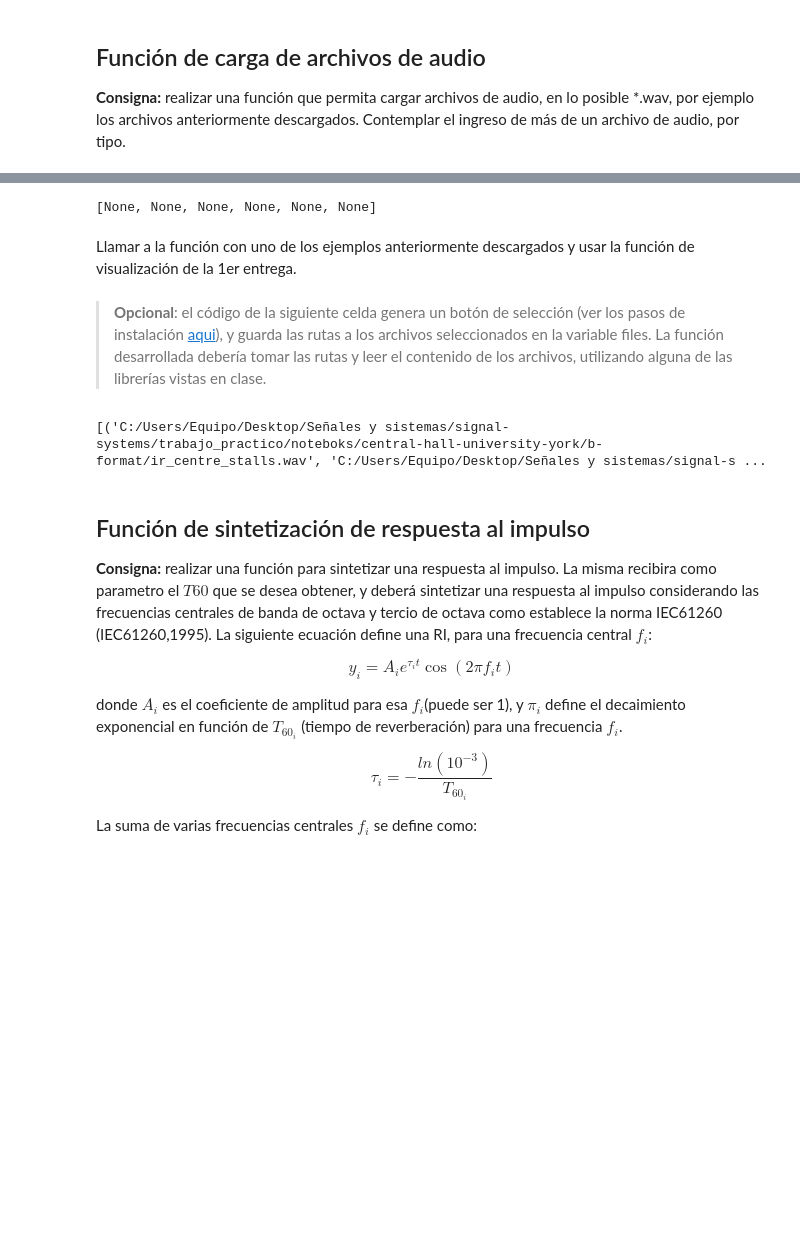
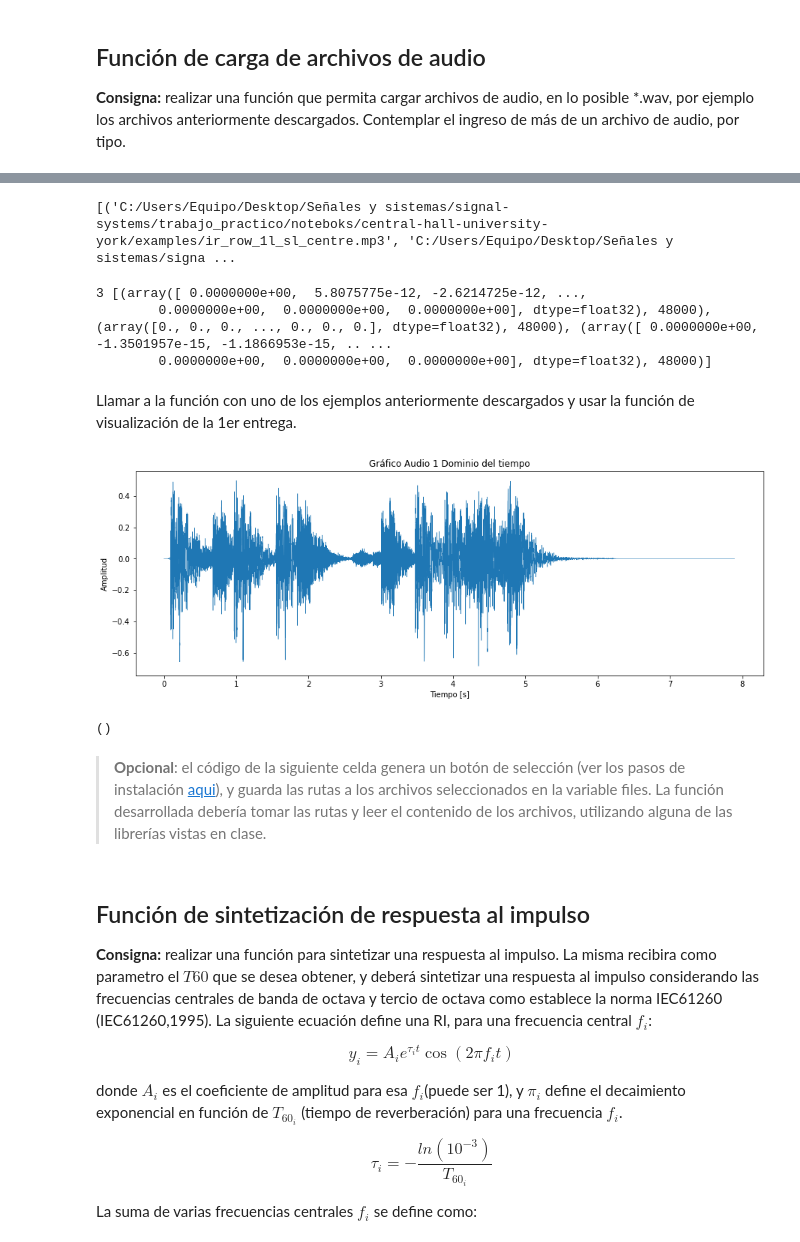
Before and after one commit to LucaFalchini/signal_sistems, a Jupyter notebook: noteboks/segunda_entrega.ipynb, the cells around one changed output, grey strips where cells are left out. Cells and saved outputs as stored; diff of their text form; code cells hidden in the pictures; blank space fills up the shorter version.

```diff
--- a/noteboks/segunda_entrega.ipynb
+++ b/noteboks/segunda_entrega.ipynb
@@ -81,9 +44,0 @@ files
-# %%
-wav_list = []
-for i in range(len(files[0])):
-    wav= read_wav(files[0][i])
-    wav_list.append(wav)
-
-wav_list
-# %% [output]
-[None, None, None, None, None, None]
@@ -90,2 +47,16 @@ wav_list
+# %%
+# Funcion para seleccionar archivos
+
+fileselect = Button(description="Seleccione el archivo")
+fileselect.on_click(select_files)
+display(fileselect)
+# %% [output]
+[('C:/Users/Equipo/Desktop/Señales y sistemas/signal-systems/trabajo_practico/noteboks/central-hall-university-york/examples/ir_row_1l_sl_centre.mp3', 'C:/Users/Equipo/Desktop/Señales y sistemas/signa ...
+# %%
+print(len(wav_list), wav_list)
+# %% [output]
+3 [(array([ 0.0000000e+00,  5.8075775e-12, -2.6214725e-12, ...,
+        0.0000000e+00,  0.0000000e+00,  0.0000000e+00], dtype=float32), 48000), (array([0., 0., 0., ..., 0., 0., 0.], dtype=float32), 48000), (array([ 0.0000000e+00, -1.3501957e-15, -1.1866953e-15, .. ...
+        0.0000000e+00,  0.0000000e+00,  0.0000000e+00], dtype=float32), 48000)]
 # %% [markdown]
 Llamar a la función con uno de los ejemplos anteriormente descargados y usar la función de visualización de la 1er entrega.
@@ -94,29 +63,10 @@ Llamar a la función con uno de los ejemplos anteriormente descargados y usar la
+# %%
+time_domain_plot(wav_list[1][0],wav_list[1][1], "Audio 1")
+# %% [output]
+[figure, added]
+()
 # %% [markdown]
 > **Opcional**: el código de la siguiente celda genera un botón de selección (ver los pasos de instalación [aqui](https://ipywidgets.readthedocs.io/en/latest/user_install.html)), y guarda las rutas a los archivos seleccionados en la variable files. La función desarrollada debería tomar las rutas y leer el contenido de los archivos, utilizando alguna de las librerías vistas en clase.
-# %%
-'''
-from ipywidgets import Button
-from tkinter import Tk, filedialog
-from IPython.display import clear_output, display
-
-files = []
-
-def select_files(b, files=files):
-    clear_output()
-    root = Tk()
-    root.withdraw() # Hide the main window.
-    root.call('wm', 'attributes', '.', '-topmost', True) # Raise the root to the top of all windows.
-    files.append(filedialog.askopenfilenames()) # List of selected files will be set button's file attribute.
-    print(files) # Print the list of files selected.
-
-fileselect = Button(description="Seleccione el archivo")
-fileselect.on_click(select_files)
-display(fileselect)
-
-files
-'''
-# %% [output]
-[('C:/Users/Equipo/Desktop/Señales y sistemas/signal-systems/trabajo_practico/noteboks/central-hall-university-york/b-format/ir_centre_stalls.wav', 'C:/Users/Equipo/Desktop/Señales y sistemas/signal-s ...
 # %% [markdown]
 ## Función de sintetización de respuesta al impulso
 
```
Also changed, not shown: parts of 6 cells of this notebook, 2 other files.
